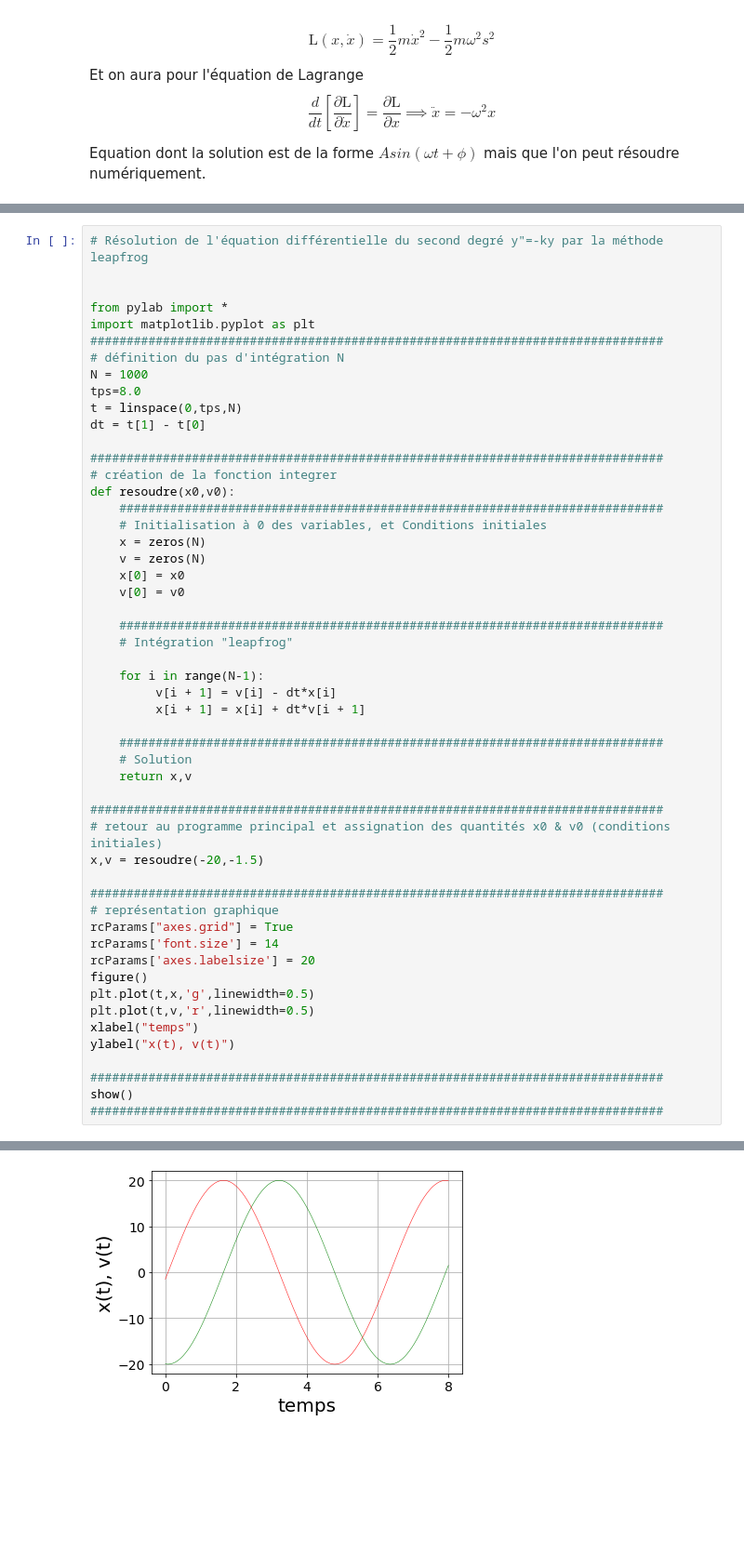
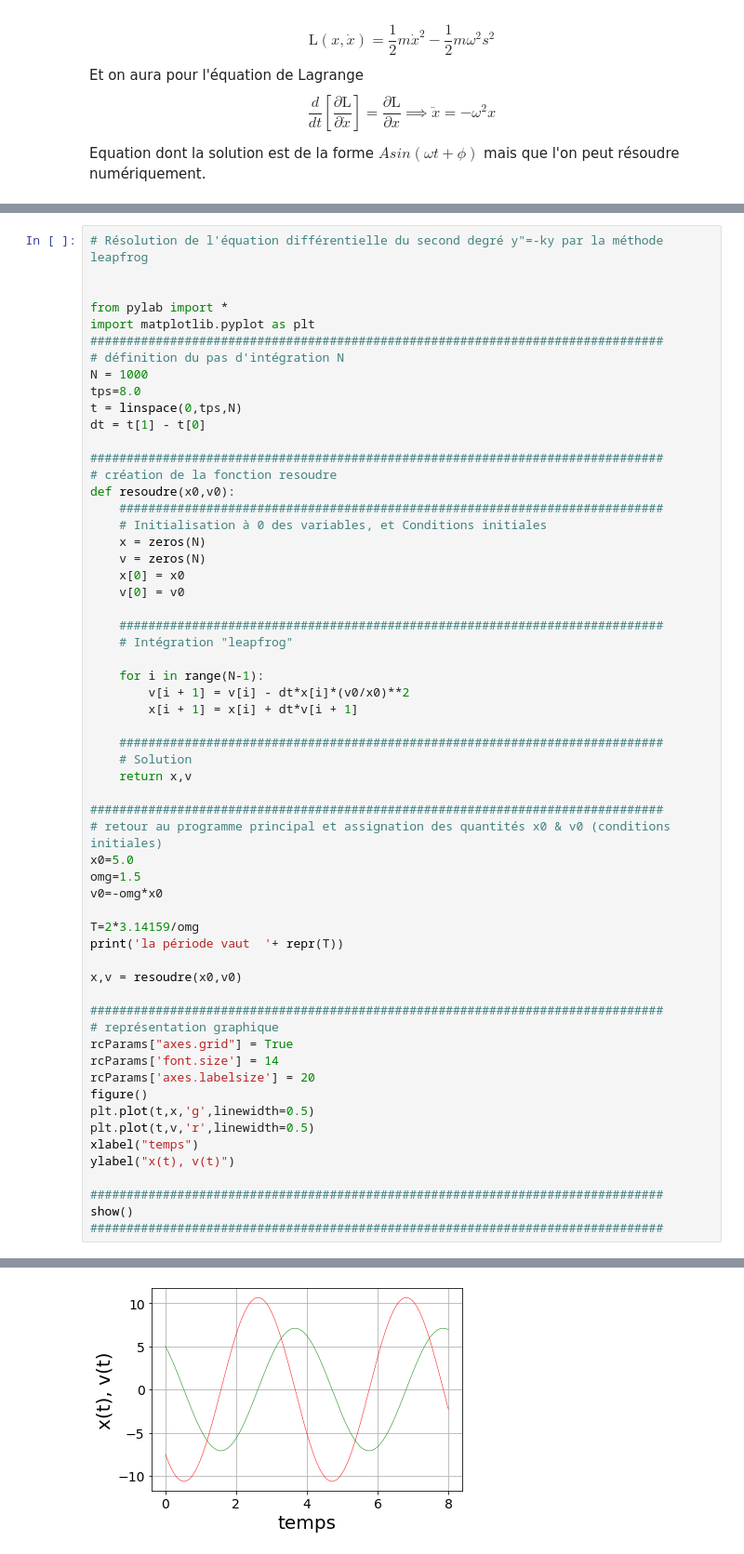
Before and after one commit to Yves-LEMEN/potentiel-quadratique, a Jupyter notebook: mouvement point dans potentiel.ipynb, the cells around one changed output, grey strips where cells are left out. Shown: that part at 93% size. Saved outputs shown, nothing was run; the diff lists cells and outputs as text; blank space fills up the shorter version.

```diff
--- a/mouvement point dans potentiel.ipynb
+++ b/mouvement point dans potentiel.ipynb
@@ -65,7 +65,7 @@ t = linspace(0,tps,N)
 dt = t[1] - t[0]
 
 ###############################################################################
-# création de la fonction integrer
+# création de la fonction resoudre
 def resoudre(x0,v0):
     ###########################################################################
     # Initialisation à 0 des variables, et Conditions initiales
@@ -78,8 +78,8 @@ def resoudre(x0,v0):
     # Intégration "leapfrog"
 
     for i in range(N-1):
-         v[i + 1] = v[i] - dt*x[i]
-         x[i + 1] = x[i] + dt*v[i + 1]
+        v[i + 1] = v[i] - dt*x[i]*(v0/x0)**2
+        x[i + 1] = x[i] + dt*v[i + 1]
 
     ###########################################################################
     # Solution
@@ -87,7 +87,14 @@ def resoudre(x0,v0):
 
 ###############################################################################
 # retour au programme principal et assignation des quantités x0 & v0 (conditions initiales)
-x,v = resoudre(-20,-1.5)
+x0=5.0
+omg=1.5
+v0=-omg*x0
+
+T=2*3.14159/omg
+print('la période vaut  '+ repr(T))
+
+x,v = resoudre(x0,v0)
 
 ###############################################################################
 # représentation graphique
@@ -107,4 +115,4 @@ show()
-[figure, old version]
+[figure, new version]
 # %% [markdown]
 
 
```
Also changed, not shown: parts of 4 cells of this notebook.
